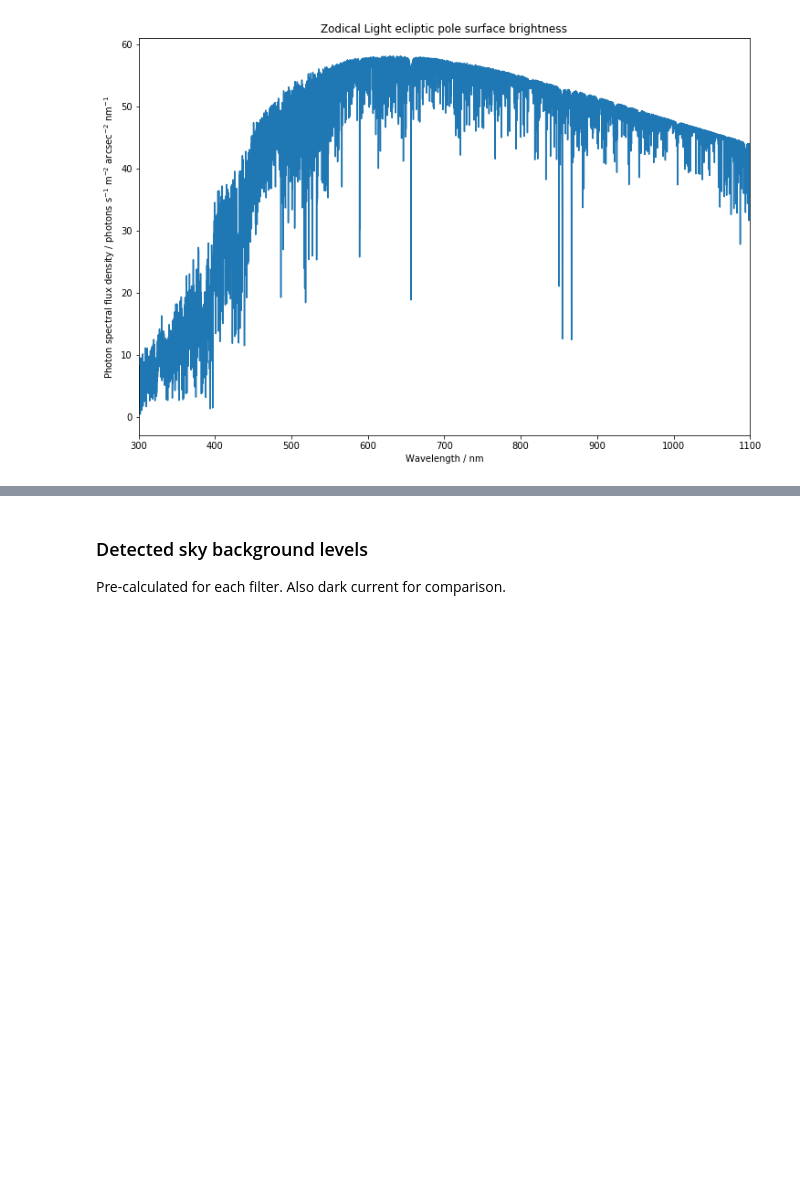
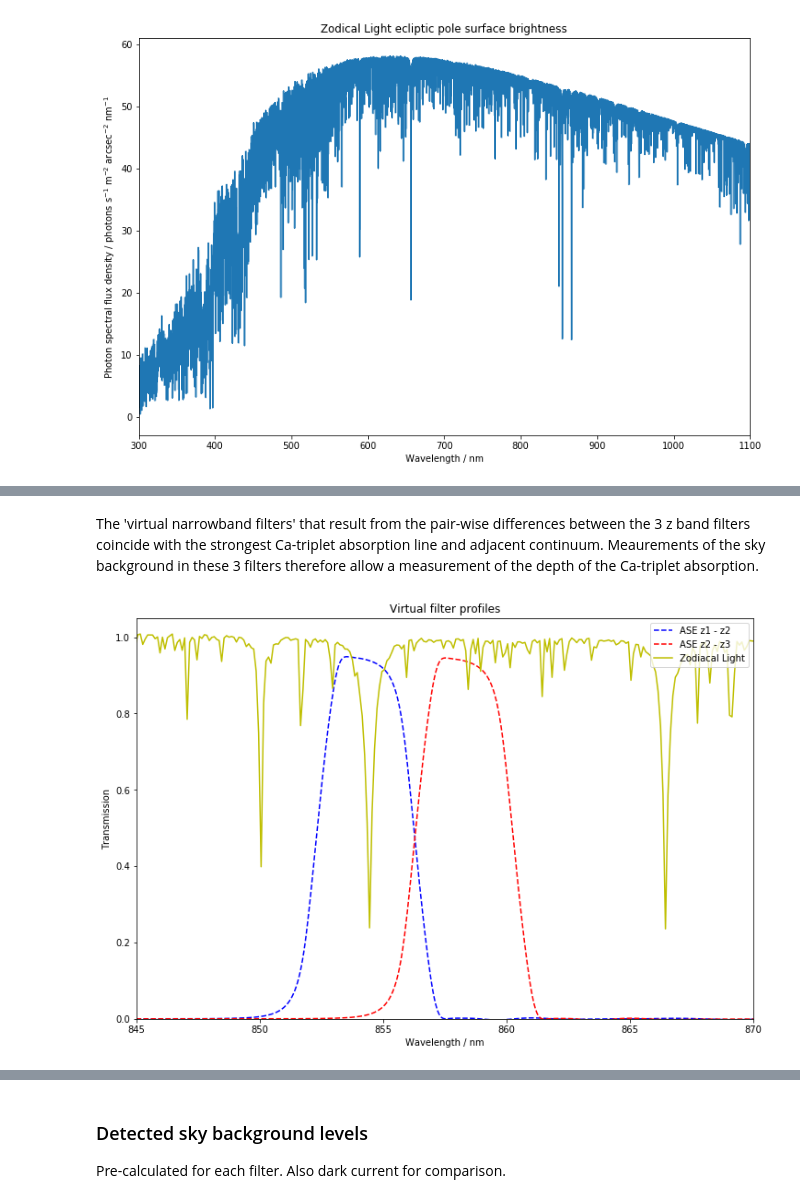
Before and after one commit to AstroHuntsman/gunagala, a Jupyter notebook: examples/Australian Space Eye 2017.ipynb, the cells around one changed output, grey strips where cells are left out. Saved outputs shown, nothing was run; the diff lists cells and outputs as text; code cells hidden in the pictures; blank space fills up the shorter version.

```diff
--- a/examples/Australian Space Eye 2017.ipynb
+++ b/examples/Australian Space Eye 2017.ipynb
@@ -119,0 +161,22 @@ plt.gcf().set_size_inches(12, 8)
+# %% [markdown]
+The 'virtual narrowband filters' that result from the pair-wise differences between the 3 z band filters coincide with the strongest Ca-triplet absorption line and adjacent continuum.  Meaurements of the sky background in these 3 filters therefore allow a measurement of the depth of the Ca-triplet absorption.
+# %%
+plt.plot(waves_a,
+         ase_2016.filters['ase_z1'].transmission(waves_a) - ase_2016.filters['ase_z2'].transmission(waves_a),
+         'b--', label='ASE z1 - z2')
+plt.plot(waves_a,
+         ase_2016.filters['ase_z2'].transmission(waves_a) - ase_2016.filters['ase_z3'].transmission(waves_a),
+         'r--', label='ASE z2 - z3')
+
+plt.plot(ase_2017.sky.waves.to(u.nm), 1.1 * ase_2017.sky.photon_sfd/ase_2017.sky.photon_sfd.max(),
+         'y-', label='Zodiacal Light')
+
+plt.legend(loc='upper right', fancybox=True, framealpha=0.8)
+plt.xlabel('Wavelength / nm')
+plt.ylabel('Transmission')
+plt.title('Virtual filter profiles')
+plt.xlim(845, 870)
+plt.ylim(0, 1.05)
+plt.gcf().set_size_inches(12,8)
+# %% [output]
+[figure, added]
```
Also changed, not shown: parts of 82 cells of this notebook, 1 other file.
